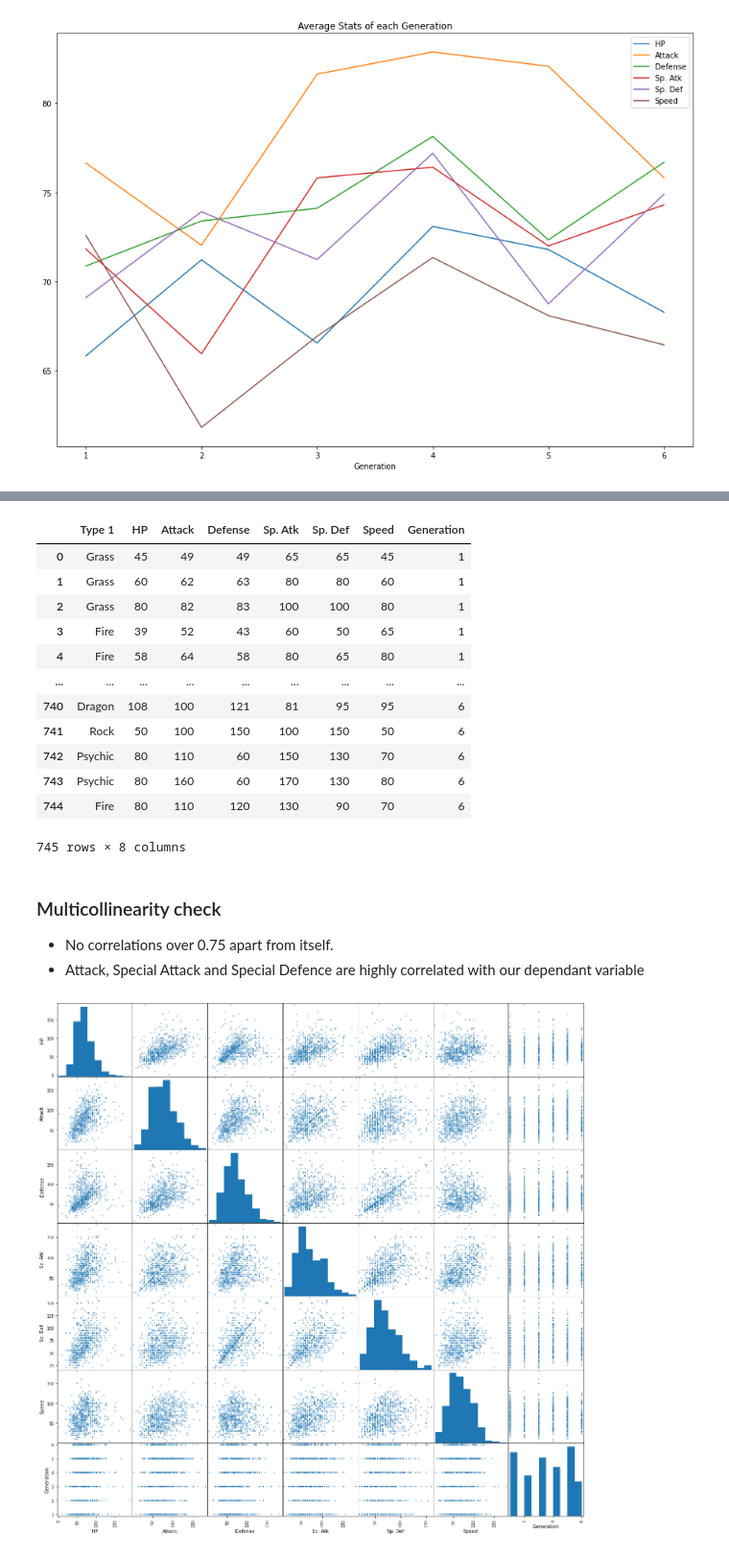
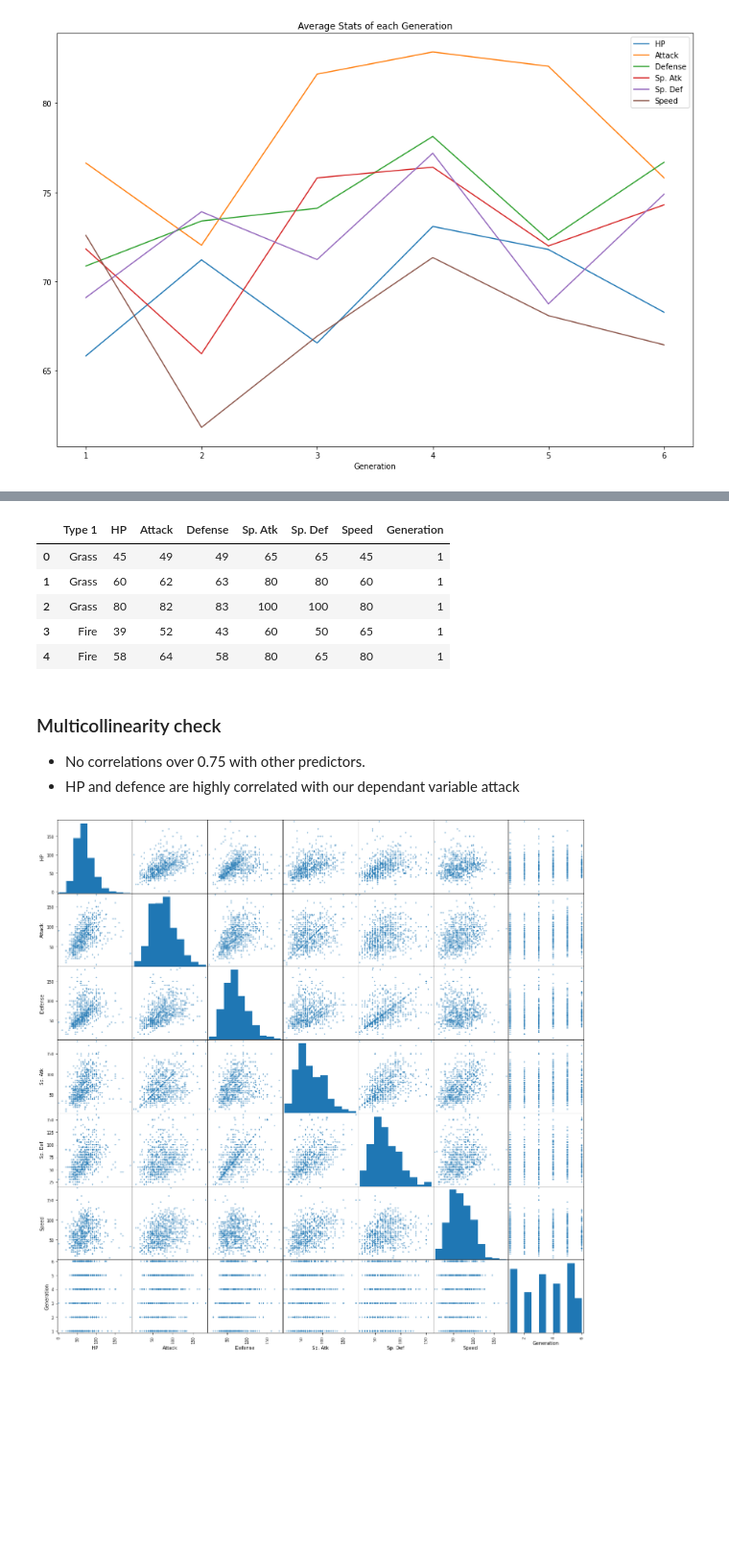
Before and after one commit to wong-ricky/capstone-pokemon, a Jupyter notebook: Pokemon.ipynb, the cells around one changed output, grey strips where cells are left out. Shown at 96% size. Drawn from its saved outputs; the diff is of its cells as text; code cells hidden in the pictures; blank space fills up the shorter version.

```diff
--- a/Pokemon.ipynb
+++ b/Pokemon.ipynb
@@ -208,29 +186,19 @@ pokemon_clean_df
 # %%
-# remove pokedex number and name.
-# remove type 2 to simplify
-# remove total
-# remove legendary
+# remove pokedex number, name, type 2, total, legendary
 pokemon_clean_df.drop(['#','Name','Type 2','Total','Legendary'], axis=1, inplace=True)
 pokemon_clean_df.reset_index(drop=True, inplace=True)
-pokemon_clean_df
+pokemon_clean_df.head()
 # %% [output]
 |  | Type 1 | HP | Attack | Defense | Sp. Atk | Sp. Def | Speed | Generation |
 | 0 | Grass | 45 | 49 | 49 | 65 | 65 | 45 | 1 |
 | 1 | Grass | 60 | 62 | 63 | 80 | 80 | 60 | 1 |
 | 2 | Grass | 80 | 82 | 83 | 100 | 100 | 80 | 1 |
 | 3 | Fire | 39 | 52 | 43 | 60 | 50 | 65 | 1 |
 | 4 | Fire | 58 | 64 | 58 | 80 | 65 | 80 | 1 |
-| ... | ... | ... | ... | ... | ... | ... | ... | ... |
-| 740 | Dragon | 108 | 100 | 121 | 81 | 95 | 95 | 6 |
-| 741 | Rock | 50 | 100 | 150 | 100 | 150 | 50 | 6 |
-| 742 | Psychic | 80 | 110 | 60 | 150 | 130 | 70 | 6 |
-| 743 | Psychic | 80 | 160 | 60 | 170 | 130 | 80 | 6 |
-| 744 | Fire | 80 | 110 | 120 | 130 | 90 | 70 | 6 |
-745 rows × 8 columns
 # %% [markdown]
 ### Multicollinearity check
-- No correlations over 0.75 apart from itself.
-- Attack, Special Attack and Special Defence are highly correlated with our dependant variable
+- No correlations over 0.75 with other predictors.
+- HP and defence are highly correlated with our dependant variable attack
 # %%
 stat_predictors = pokemon_clean_df.iloc[:,1:8]
 pd.plotting.scatter_matrix(stat_predictors, figsize  = [20, 20]);
```
Also changed, not shown: parts of 32 cells of this notebook.
